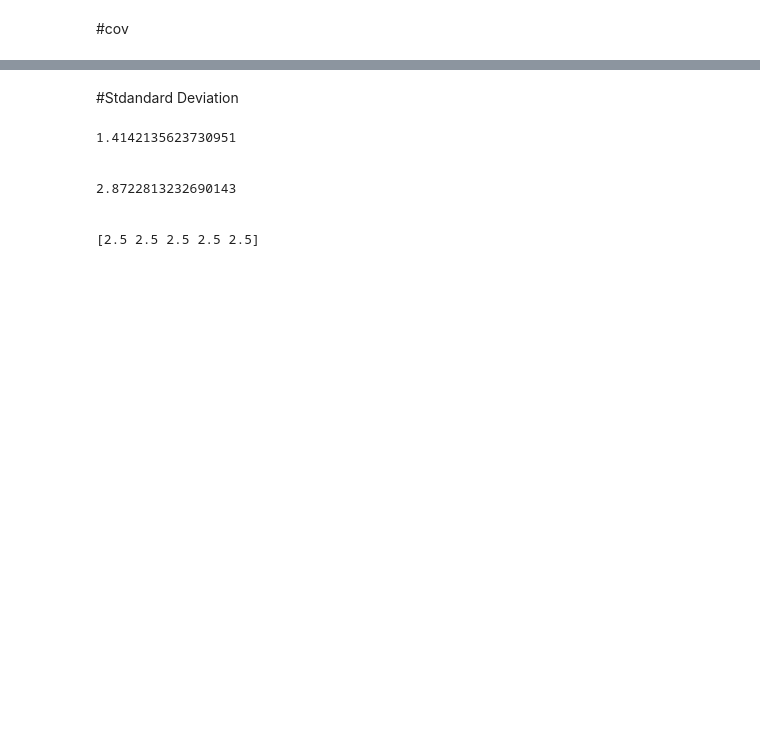
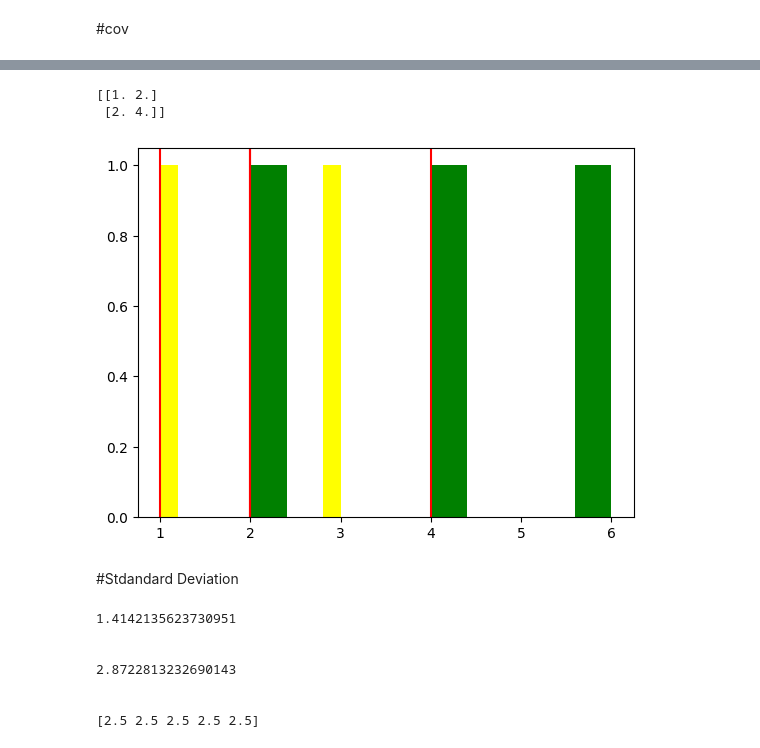
Before and after one commit to Yash-Bandal/Advance-Python-, a Jupyter notebook: 8 Statistics.ipynb, the cells around one changed output, grey strips where cells are left out. Drawn from its saved outputs; the diff is of its cells as text; code cells hidden in the pictures; blank space fills up the shorter version.

```diff
--- a/8 Statistics.ipynb
+++ b/8 Statistics.ipynb
@@ -94,3 +105,21 @@ print(cov(y1,y2,ddof=1))
+# %%
+y1=np.array([1,2,3])
+y2=np.array([2,4,6])
+covv=cov(y1,y2,ddof=1)
+print(covv)  #default ddof= 0 ie divisor - /n  ddof = 1 =divisor n-1
+
+#plot
+plt.hist(y1,color="yellow")
+plt.hist(y2,color="green")
+plt.axvline(covv[0,0],color="red")
+plt.axvline(covv[0,1],color="red")
+plt.axvline(covv[1,1],color="red")
+plt.axvline(covv[1,0],color="red")
+plt.show()
+# %% [output]
+[[1. 2.]
+ [2. 4.]]
+[figure, added]
 # %% [markdown]
 #Stdandard Deviation
 # %%
```
Also changed, not shown: parts of 9 cells of this notebook.
